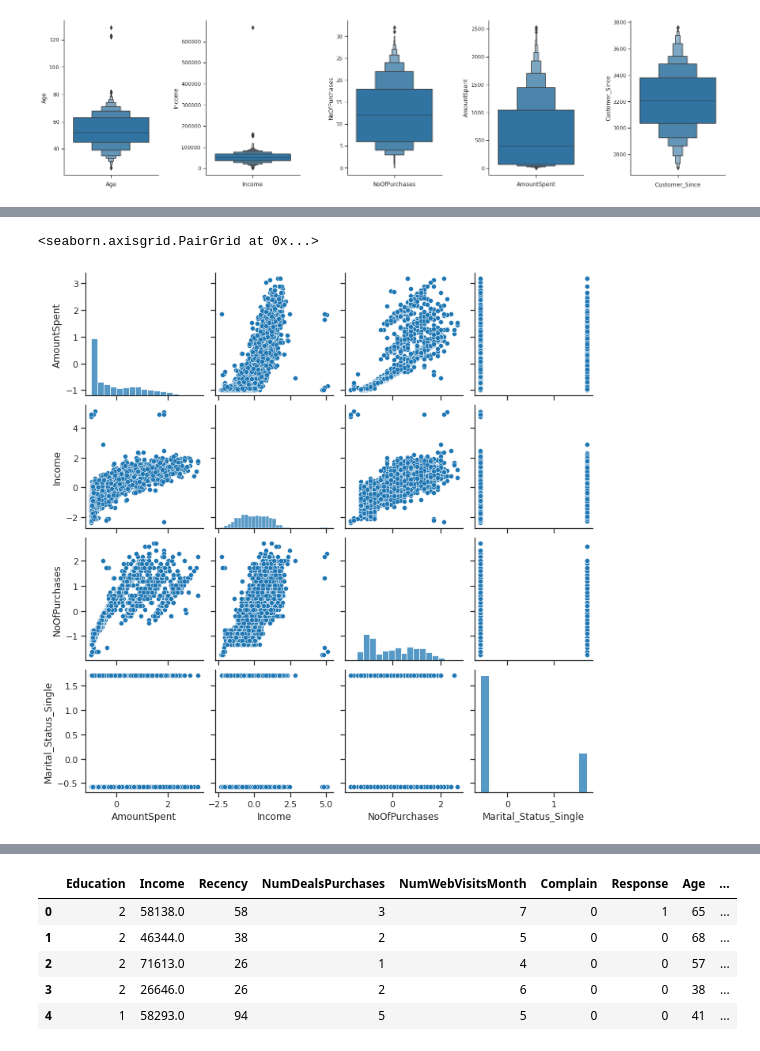
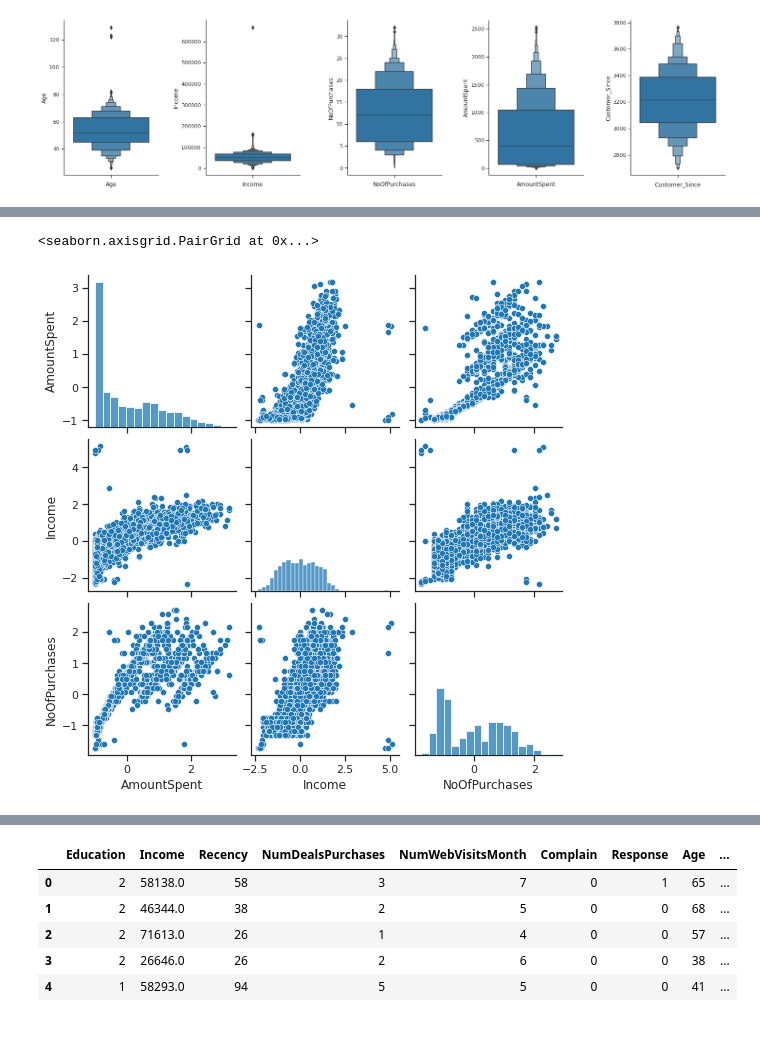
Before and after one commit to fgith/data-science, a Jupyter notebook: logistic-regression/logistic_regression_customerpersonality.ipynb, the cells around one changed output, grey strips where cells are left out. Saved outputs shown, nothing was run; the diff lists cells and outputs as text; code cells hidden in the pictures.

```diff
--- a/logistic-regression/logistic_regression_customerpersonality.ipynb
+++ b/logistic-regression/logistic_regression_customerpersonality.ipynb
@@ -121,7 +121,7 @@ one_hot_encoder = OneHotEncoder()
 df1 = one_hot_encoder.fit_transform(df[['Marital_Status']]).toarray()
 
 encodings = pd.DataFrame(columns = one_hot_encoder.get_feature_names_out(), data = df1)
-
+encodings = encodings.astype(int)
 df = pd.concat([df,encodings] , axis=1)
 df.head()
 # %% [output]
@@ -164,11 +206,13 @@ df.head()
 # %%
+
 # Calculate duplicates
-dups = df.duplicated()
+# dups = df.duplicated()
 
 # Print if there are any duplicates
-print(dups.any()," No of duplicates: ",len(df[dups]), df.shape)
+# print(dups.any()," No of duplicates: ",len(df[dups]), df.shape)
+# print(df.values[df.index==2236])
 
 # Drop duplicate rows
-df.drop_duplicates(inplace = True)
-
-df.shape
+# df.drop_duplicates(inplace = True)
+# print(pd.DataFrame(df[df.duplicated(keep=False)]))
+# df.shape
@@ -191,16 +241,13 @@ sns.despine()
 # %% [output]
 [figure]
 # %%
-#Remove outliers
+# print("Number of customers above the age of 100= ", len(df[df["Age"]>100]))
+# print("Number of customers with income above 200,000= ", len(df[df["Income"]>200000]))
 
-print("Number of customers above the age of 100= ", len(df[df["Age"]>100]))
-print("Number of customers with income above 200,000= ", len(df[df["Income"]>200000]))
+#Remove outliers. Grab the indexes of he ourliers
+index_names = df[ (df['Age'] > 100) | (df['Income'] > 200_000)].index
+# drop these given row indexes from dataFrame
+df.drop(index_names, inplace = True)
 
-print(df[df['Age']>100])
-print(df[df['Income']>200_000])
-
-df = df[df['Age']<100]
-df = df[df['Income']<200_000]
-
-print("Number of customers above the age of 100= ", len(df[df["Age"]>100]))
-print("Number of customers with income above 200,000= ", len(df[df["Income"]>200000]))
+df.reset_index(drop= True, inplace=True)
+# df.info()
@@ -265,14 +298,14 @@ sns.heatmap(df.corr(), annot = True)
 # %%
 import warnings
 warnings.filterwarnings("ignore", category=np.VisibleDeprecationWarning)
 
-# There are some correlataions such as Income vs Amount Spent and No of Purchases. They can viewed again in a pairplot.
+# There are some correlataions such as Income vs Amount Spent and No of Purchases. They can be viewed again in a pairplot.
 # Hence, there is scope for Dimentionaly Reduction.
 
-sns.pairplot(df[['AmountSpent','Income','NoOfPurchases','Marital_Status_Single']])
+sns.pairplot(df[['AmountSpent','Income','NoOfPurchases']])
 # %% [output]
 <seaborn.axisgrid.PairGrid at 0x...>
-[figure, old version]
+[figure, new version]
 # %%
 # Function to select highly correlated features
 
```
Also changed, not shown: parts of 18 cells of this notebook.
